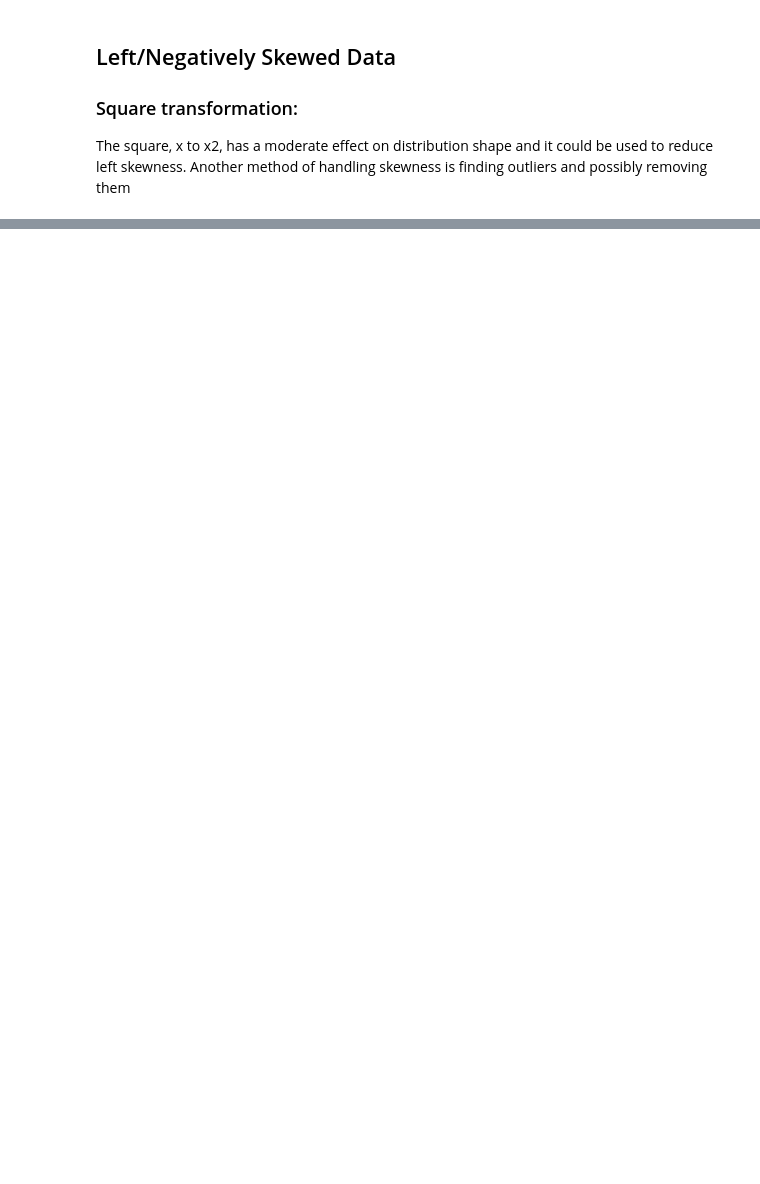
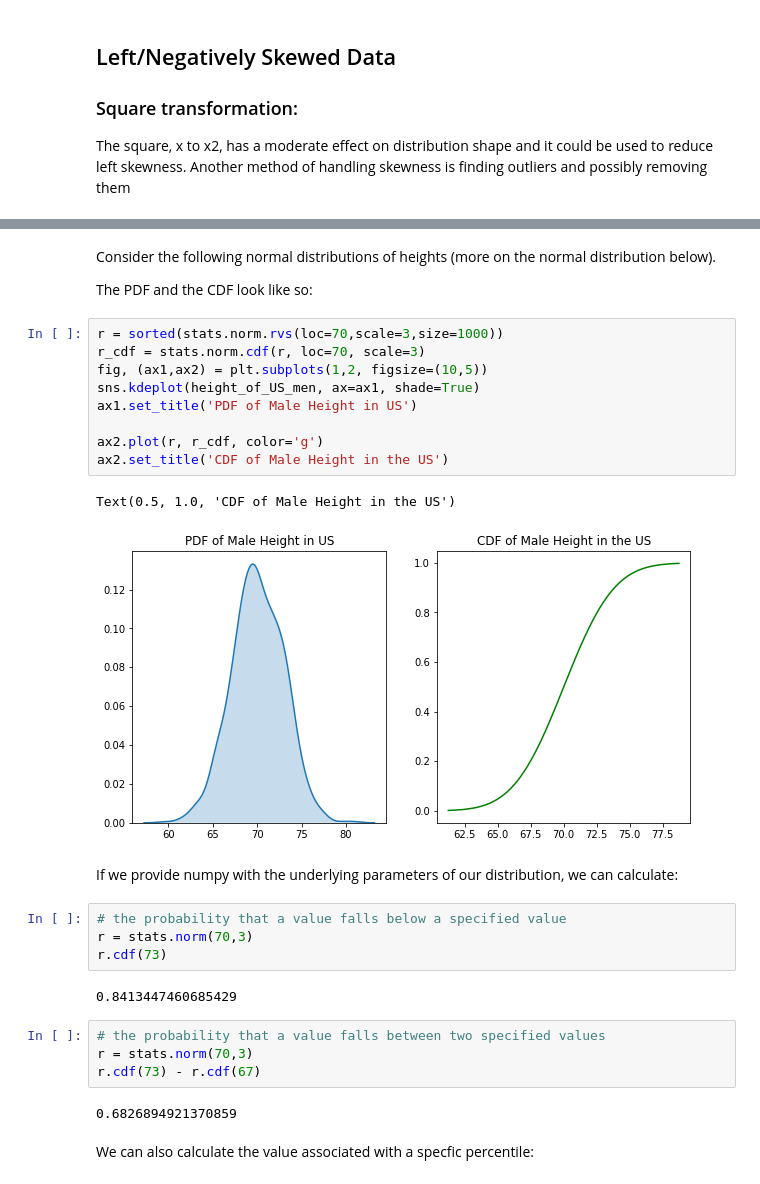
Before and after one commit to lecritch/distributions_seattle-chicago-ds, a Jupyter notebook: index.ipynb, the cells around one changed output, grey strips where cells are left out. Drawn from its saved outputs; the diff is of its cells as text; blank space fills up the shorter version.

```diff
--- a/index.ipynb
+++ b/index.ipynb
@@ -421,0 +369,32 @@ Another method of handling skewness is finding outliers and possibly removing th
+# %% [markdown]
+Consider the following normal distributions of heights (more on the normal distribution below).
+
+The PDF and the CDF look like so:
+# %%
+r = sorted(stats.norm.rvs(loc=70,scale=3,size=1000))
+r_cdf = stats.norm.cdf(r, loc=70, scale=3)
+fig, (ax1,ax2) = plt.subplots(1,2, figsize=(10,5))
+sns.kdeplot(height_of_US_men, ax=ax1, shade=True)
+ax1.set_title('PDF of Male Height in US')
+
+ax2.plot(r, r_cdf, color='g')
+ax2.set_title('CDF of Male Height in the US')
+# %% [output]
+Text(0.5, 1.0, 'CDF of Male Height in the US')
+[figure, added]
+# %% [markdown]
+If we provide numpy with the underlying parameters of our distribution, we can calculate:
+# %%
+# the probability that a value falls below a specified value
+r = stats.norm(70,3)
+r.cdf(73)
+# %% [output]
+0.8413447460685429
+# %%
+# the probability that a value falls between two specified values
+r = stats.norm(70,3)
+r.cdf(73) - r.cdf(67)
+# %% [output]
+0.6826894921370859
+# %% [markdown]
+We can also calculate the value associated with a specfic percentile:
```
Also changed, not shown: parts of 125 cells of this notebook, 37 other files.
